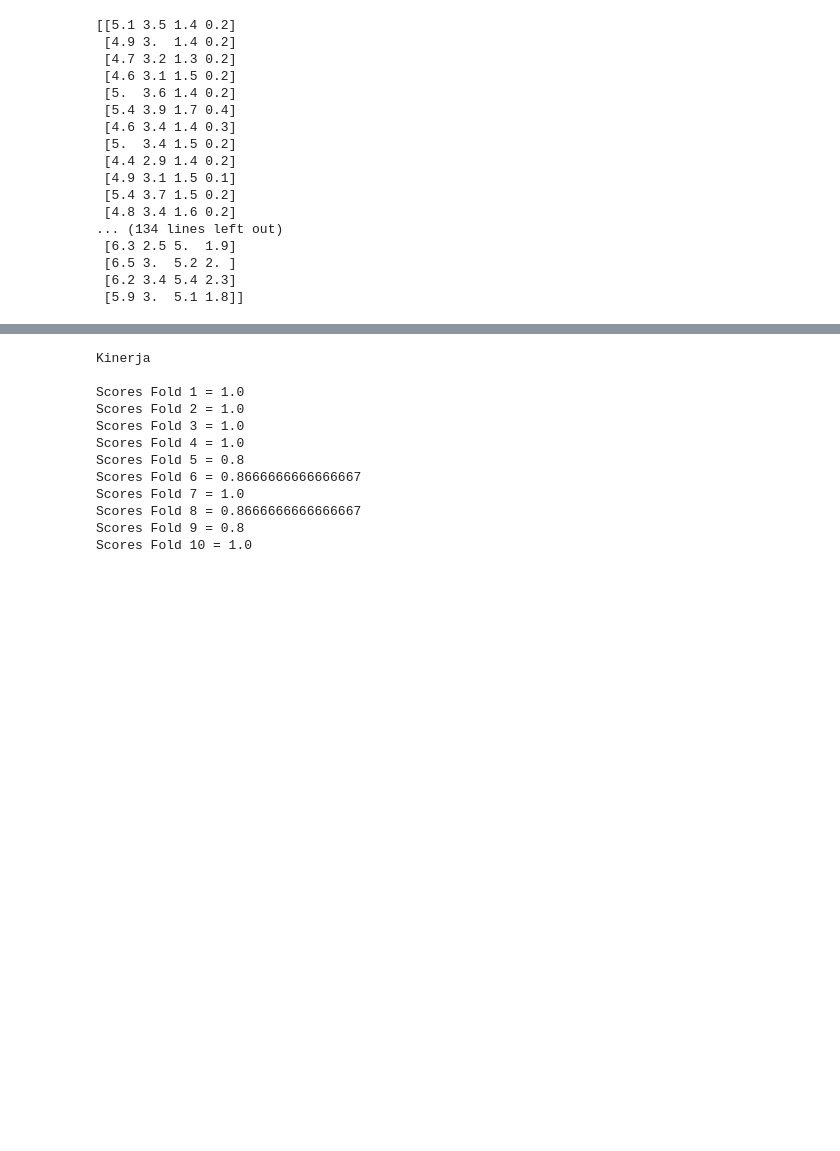
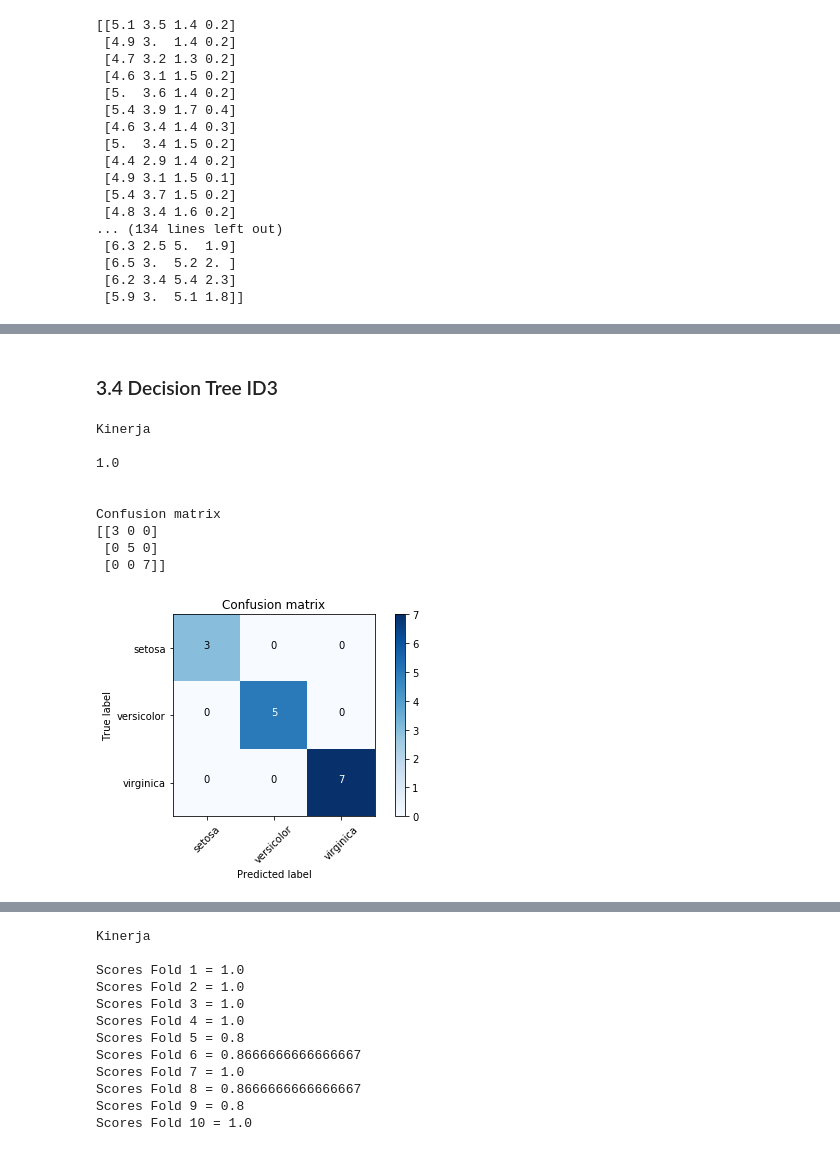
Before and after one commit to yasyars/Tucil-2-AI, a Jupyter notebook: TugasKecil2.ipynb, the cells around one changed output, grey strips where cells are left out. Saved outputs shown, nothing was run; the diff lists cells and outputs as text; code cells hidden in the pictures; blank space fills up the shorter version.

```diff
--- a/TugasKecil2.ipynb
+++ b/TugasKecil2.ipynb
@@ -601,0 +446,27 @@ Confusion matrix
+# %% [markdown]
+### 3.4 Decision Tree ID3
+# %%
+import matplotlib.pyplot as plt
+
+dtree = tree.DecisionTreeClassifier()
+dtree_class = dtree.fit(X_train, Y_train)
+dtree_predict = dtree_class.predict(X_test)
+
+cm_dt = confusion_matrix(Y_test, dtree_predict)
+print ("Kinerja \n")
+# accuracy of a model
+acc = accuracy_score(Y_test, dtree_predict)
+print (acc)
+print ("\n")
+plot_confusion_matrix(cm_dt, classes = iris.target_names, title='Confusion matrix')
+# %% [output]
+Kinerja
+
+1.0
+
+
+Confusion matrix
+[[3 0 0]
+ [0 5 0]
+ [0 0 7]]
+[figure, added]
```
Also changed, not shown: parts of 104 cells of this notebook.
